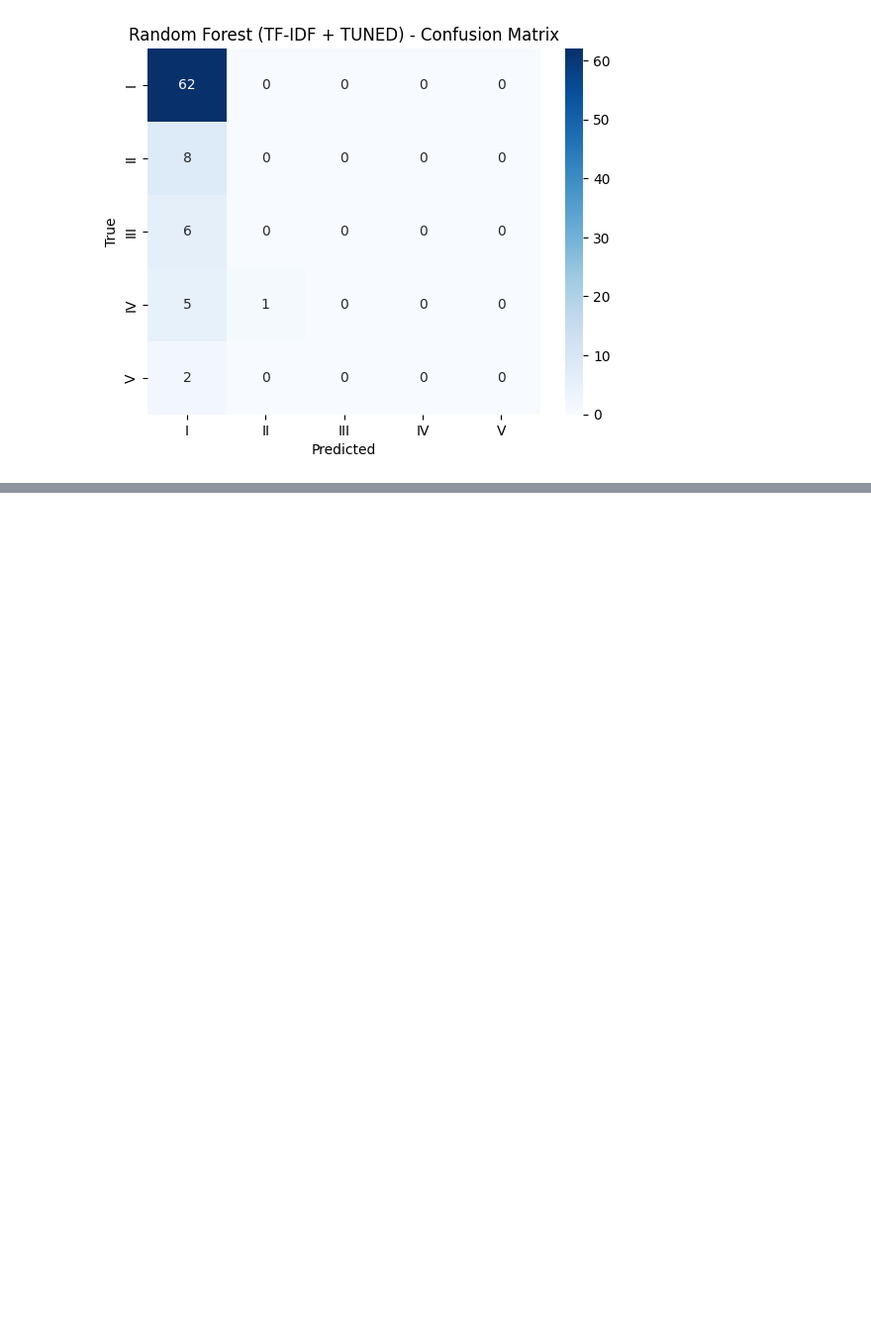
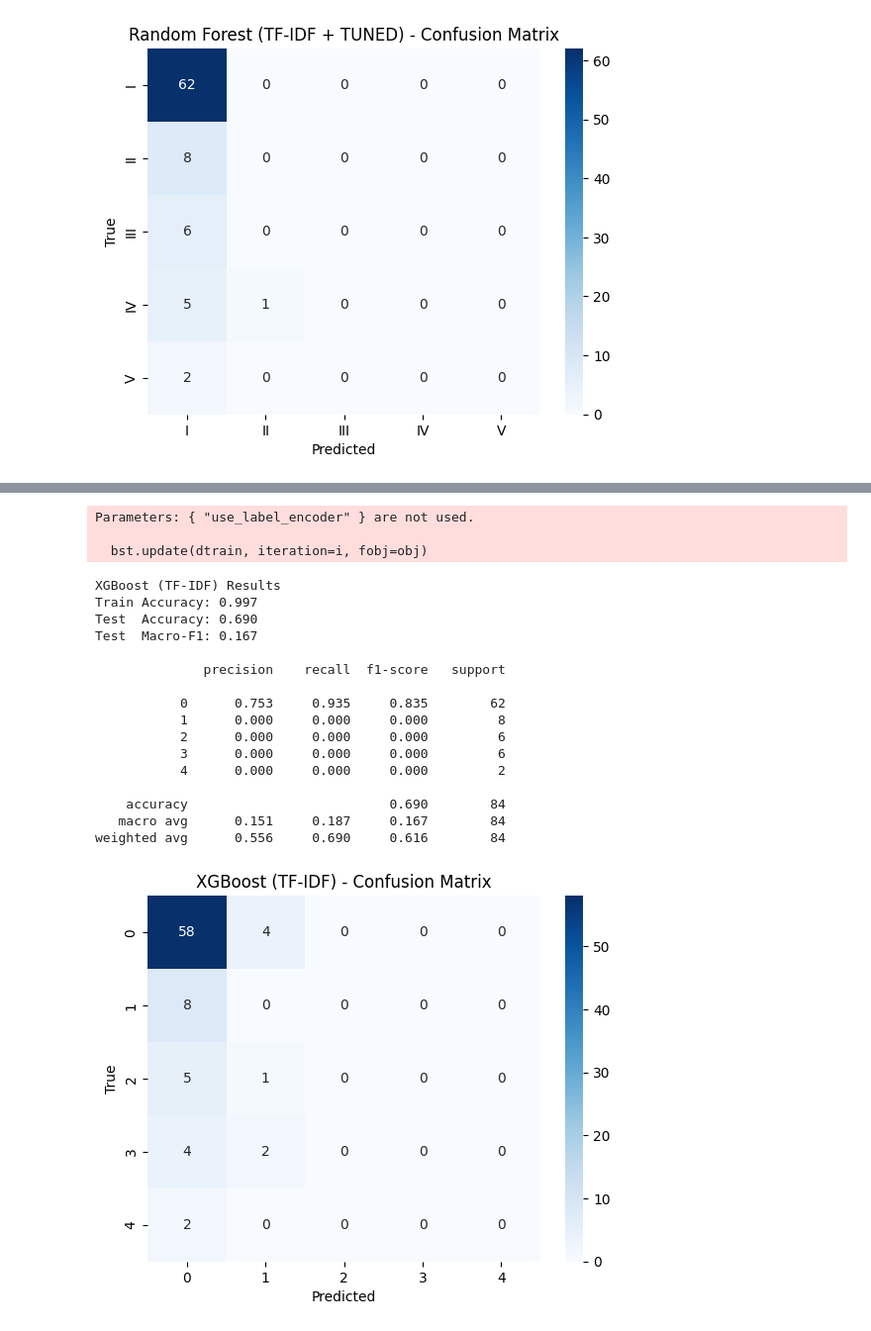
Before and after one commit to ABHINAVRISHI1983/nlp-chat-bot, a Jupyter notebook: NLPChatbot.ipynb, the cells around one changed output, grey strips where cells are left out. Shown at 99% size. Cells and saved outputs as stored; diff of their text form; code cells hidden in the pictures; blank space fills up the shorter version.

```diff
--- a/NLPChatbot.ipynb
+++ b/NLPChatbot.ipynb
@@ -1787,0 +1497,7 @@ weighted avg      0.551     0.738     0.631        84
+# %%
+# creating tf-idf
+tfidf_vectorizer = TfidfVectorizer()
+tfidf = tfidf_vectorizer.fit_transform(data['final_cleaned_text'])
+tfidf_df = pd.DataFrame(tfidf.toarray(), columns=tfidf_vectorizer.get_feature_names_out())
+tfidf_df.index = data.index
+tfidf_df.head()
@@ -1787,0 +1565,27 @@ weighted avg      0.551     0.738     0.631        84
+# %%
+# Train Test Split for tfidf
+
+X = tfidf_df
+y = data['Accident Level']
+X_train, X_test, y_train, y_test = train_test_split(X, y, test_size=0.2, random_state=42, stratify=y)
+# %%
+# train XG Boost classifier on TF-IDF
+
+# Create and fit label encoder
+le = LabelEncoder()
+y_train_encoded = le.fit_transform(y_train)
+y_test_encoded = le.transform(y_test)
+
+# Train XGBoost with encoded labels
+xgb_classifier = xgb.XGBClassifier(use_label_encoder=False, eval_metric='mlogloss')
+xgb_classifier.fit(X_train, y_train_encoded)
+
+# Make predictions and decode them back to original labels
+y_pred_encoded = xgb_classifier.predict(X_test)
+y_pred = le.inverse_transform(y_pred_encoded)
+
+XGboost_TFIDF_accuracy=accuracy_score(y_test, y_pred)
+# Print metrics
+print("Confusion Matrix:\n", confusion_matrix(y_test, y_pred))
+print("\nClassification Report:\n", classification_report(y_test, y_pred,zero_division=0))
+print("\nAccuracy Score:", XGboost_TFIDF_accuracy)
@@ -1788,3 +1613,28 @@ weighted avg      0.551     0.738     0.631        84
+# %%
+#Evaluate XGBoost with BoW
+evaluate_and_log(xgb_classifier, X_train, y_train_encoded, X_test, y_test_encoded,
+                     "XGBoost (TF-IDF)", RESULTS)
+# %% [output]
+Parameters: { "use_label_encoder" } are not used.
+
+  bst.update(dtrain, iteration=i, fobj=obj)
+XGBoost (TF-IDF) Results
+Train Accuracy: 0.997
+Test  Accuracy: 0.690
+Test  Macro-F1: 0.167
+
+              precision    recall  f1-score   support
+
+           0      0.753     0.935     0.835        62
+           1      0.000     0.000     0.000         8
+           2      0.000     0.000     0.000         6
+           3      0.000     0.000     0.000         6
+           4      0.000     0.000     0.000         2
+
+    accuracy                          0.690        84
+   macro avg      0.151     0.187     0.167        84
+weighted avg      0.556     0.690     0.616        84
+[figure, added]
 # %%
 pd.DataFrame(RESULTS).sort_values("Test Accuracy", ascending=False)
 # %% [output]
```
Also changed, not shown: parts of 50 cells of this notebook.
